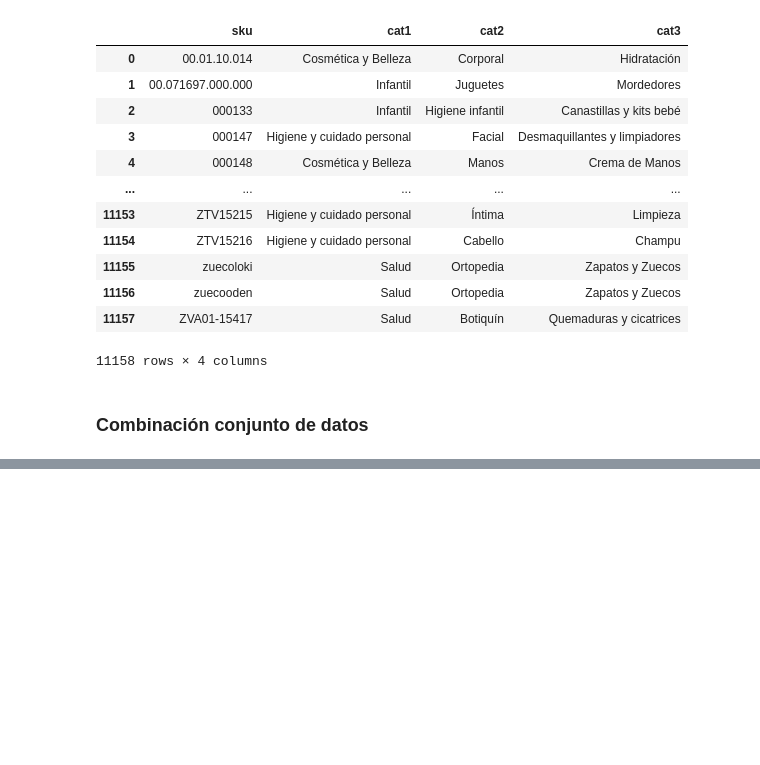
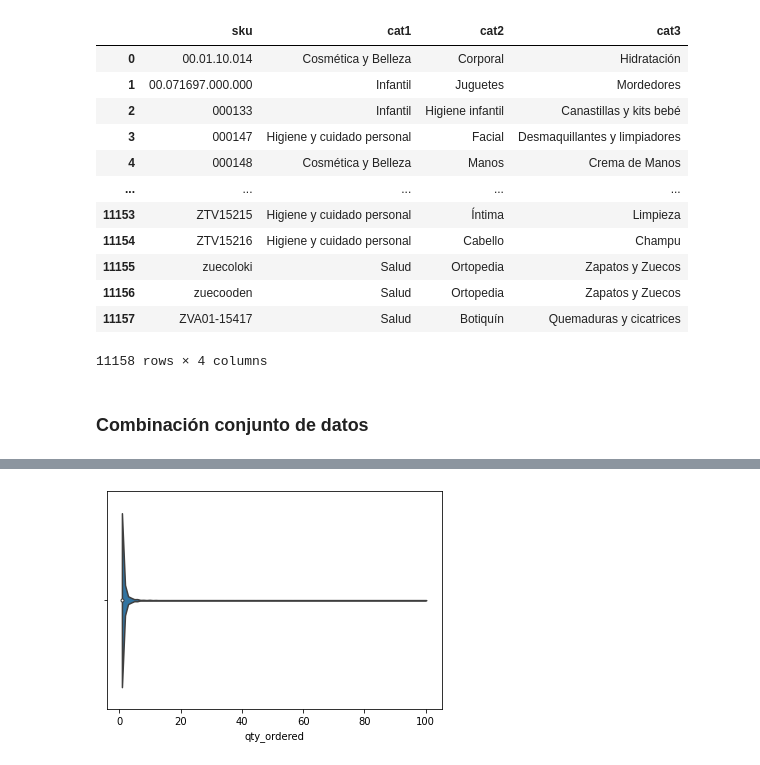
Before and after one commit to miguelalejo/UOC-Apotheikon, a Jupyter notebook: notebooks/UOC_Apotheikon_data_procesing.ipynb, the cells around one changed output, grey strips where cells are left out. Saved outputs shown, nothing was run; the diff lists cells and outputs as text; code cells hidden in the pictures; blank space fills up the shorter version.

```diff
--- a/notebooks/UOC_Apotheikon_data_procesing.ipynb
+++ b/notebooks/UOC_Apotheikon_data_procesing.ipynb
@@ -1057,0 +414,11 @@ df_final_tree_proveedor.to_json(orient='records')
+# %%
+df_data = data.copy()
+df_data['cat1'] = df_data['cat1'].replace(np.nan, "SN")
+df_data['cat2'] = df_data['cat2'].replace(np.nan, "SN")
+df_data['cat3'] = df_data['cat3'].replace(np.nan, "SN")
+# %%
+df_data['cat1'] = df_data['cat1'].str.title()
+df_data['cat2'] = df_data['cat2'].str.title()
+df_data['cat3'] = df_data['cat3'].str.title()
+df_data['year'] = pd.DatetimeIndex(df_data['created_at']).year
+df_data['month'] = pd.DatetimeIndex(df_data['created_at']).month
@@ -1057,0 +441,4 @@ df_final_tree_proveedor.to_json(orient='records')
+# %%
+ax = sns.violinplot(x=df_data["qty_ordered"])
+# %% [output]
+[figure, added]
```
Also changed, not shown: parts of 105 cells of this notebook.
